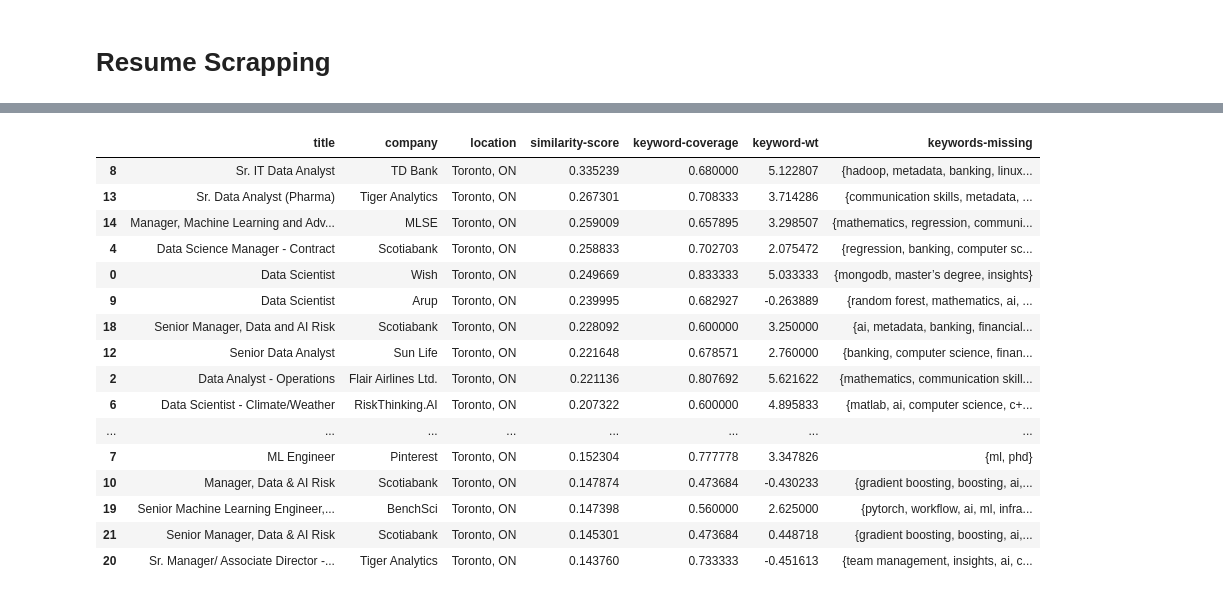
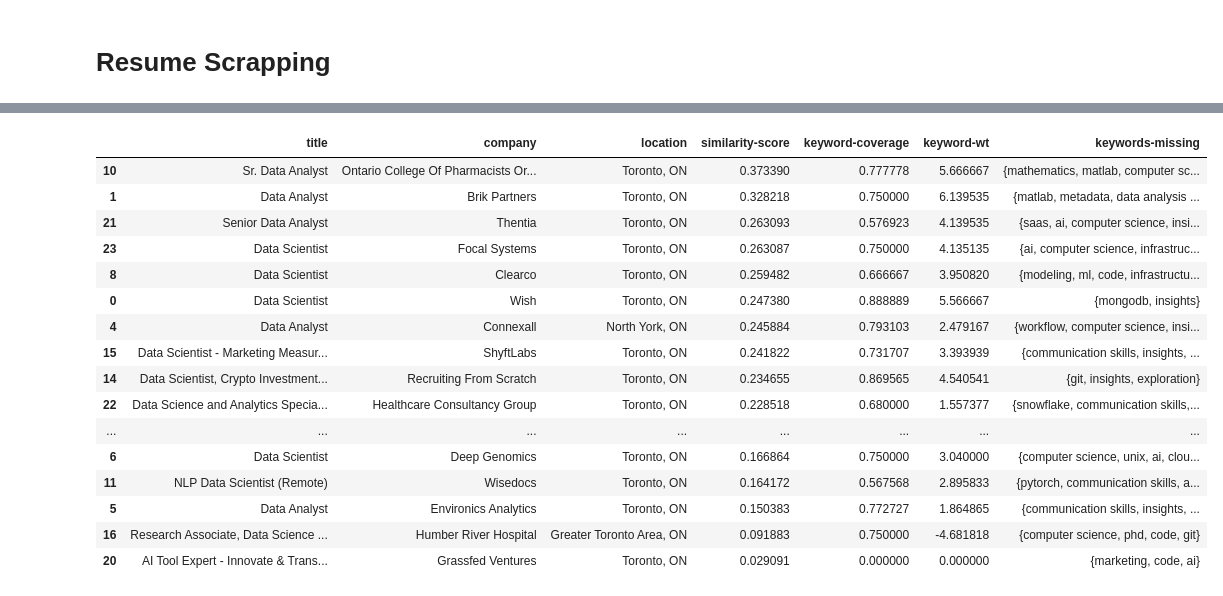
Before and after one commit to kconstable/resume-matching-to-job-rss-feed, a Jupyter notebook: feed_scrapper.ipynb, the cells around one changed output, grey strips where cells are left out. Cells and saved outputs as stored; diff of their text form; code cells hidden in the pictures.

Commit message:
resume scaper
+ added text file support
+ investigating pagination in job feed

```diff
--- a/feed_scrapper.ipynb
+++ b/feed_scrapper.ipynb
@@ -20,5 +47,6 @@ def get_job_links(url_search,url_base):
     # return a list of job-links
     job_links = []
     for job in jobs:
-        job_links.append(f"{url_base}{job.get('href')}")
+        link = f"{url_base}{job.get('href')}"
+        job_links.append(link)
     return job_links
@@ -59,6 +112,7 @@ def get_job_details(urls):
 # %%
 
 url_search = 'https://www.workopolis.com/jobsearch/find-jobs?l=Toronto%2C%20ON&ak=data%20science%20-intern&t=7&sr=10&s=r&job=zD_1ItN-5JXVPUCwXgZvg_joKB7qyQNp5ttncJBtECQ1FoqVIwMR8znJuj3fF7lK'
+url_search = 'https://www.workopolis.com/jobsearch/find-jobs?ak=data%20science%20-intern%20-co-op&l=Toronto,%20ON&sr=15&t=-1&jt=fulltime&job=yIS2ImDBq4vHKMdNQREsuoJsHwkenk-JmN4tv3z4ltkgfzHOH7-k1tjdI-bnlXM2'
 url_base  ='https://www.workopolis.com'
 
 job_links = get_job_links(url_search, url_base)
@@ -144,6 +198,8 @@ def get_resume_text(path,print_text=True):
             text += content
     elif file_ext=='.docx':
         text = docx2txt.process(file)
+    elif file_ext=='.txt':
+        text = str(file.read())
 
     if print_text:
         print(text)
@@ -601,0 +668,6 @@ def plot_similarity_scores(df_similarities):
+# %%
+# get resume
+r  = get_resume_text('data/resume.docx',True)  # original
+r1 = get_resume_text('data/resume_2023.docx',True) # best
+r2 = get_resume_text('data/resume_2023.pdf',True) # bad
+r3 = get_resume_text('data/resume2023.txt',True)  # no better
@@ -602,26 +693,22 @@ def plot_similarity_scores(df_similarities):
 # %%
-# get resume
-r = get_resume_text('data/resume.docx',False)
-# cl = get_resume_text('data/cover-letter.docx',True)
-
 # calc similarities with each job
 df_r = calc_similarities(r,job_details,'data/terms.csv')
 df_r
 # %% [output]
 |  | title | company | location | similarity-score | keyword-coverage | keyword-wt | keywords-missing |
-| 8 | Sr. IT Data Analyst | TD Bank | Toronto, ON | 0.335239 | 0.680000 | 5.122807 | {hadoop, metadata, banking, linux... |
-| 13 | Sr. Data Analyst (Pharma) | Tiger Analytics | Toronto, ON | 0.267301 | 0.708333 | 3.714286 | {communication skills, metadata, ... |
-| 14 | Manager, Machine Learning and Adv... | MLSE | Toronto, ON | 0.259009 | 0.657895 | 3.298507 | {mathematics, regression, communi... |
-| 4 | Data Science Manager - Contract | Scotiabank | Toronto, ON | 0.258833 | 0.702703 | 2.075472 | {regression, banking, computer sc... |
-| 0 | Data Scientist | Wish | Toronto, ON | 0.249669 | 0.833333 | 5.033333 | {mongodb, master’s degree, insights} |
-| 9 | Data Scientist | Arup | Toronto, ON | 0.239995 | 0.682927 | -0.263889 | {random forest, mathematics, ai, ... |
-| 18 | Senior Manager, Data and AI Risk | Scotiabank | Toronto, ON | 0.228092 | 0.600000 | 3.250000 | {ai, metadata, banking, financial... |
-| 12 | Senior Data Analyst | Sun Life | Toronto, ON | 0.221648 | 0.678571 | 2.760000 | {banking, computer science, finan... |
-| 2 | Data Analyst - Operations | Flair Airlines Ltd. | Toronto, ON | 0.221136 | 0.807692 | 5.621622 | {mathematics, communication skill... |
-| 6 | Data Scientist - Climate/Weather | RiskThinking.AI | Toronto, ON | 0.207322 | 0.600000 | 4.895833 | {matlab, ai, computer science, c+... |
+| 10 | Sr. Data Analyst | Ontario College Of Pharmacists Or... | Toronto, ON | 0.373390 | 0.777778 | 5.666667 | {mathematics, matlab, computer sc... |
+| 1 | Data Analyst | Brik Partners | Toronto, ON | 0.328218 | 0.750000 | 6.139535 | {matlab, metadata, data analysis ... |
+| 21 | Senior Data Analyst | Thentia | Toronto, ON | 0.263093 | 0.576923 | 4.139535 | {saas, ai, computer science, insi... |
+| 23 | Data Scientist | Focal Systems | Toronto, ON | 0.263087 | 0.750000 | 4.135135 | {ai, computer science, infrastruc... |
+| 8 | Data Scientist | Clearco | Toronto, ON | 0.259482 | 0.666667 | 3.950820 | {modeling, ml, code, infrastructu... |
+| 0 | Data Scientist | Wish | Toronto, ON | 0.247380 | 0.888889 | 5.566667 | {mongodb, insights} |
+| 4 | Data Analyst | Connexall | North York, ON | 0.245884 | 0.793103 | 2.479167 | {workflow, computer science, insi... |
+| 15 | Data Scientist - Marketing Measur... | ShyftLabs | Toronto, ON | 0.241822 | 0.731707 | 3.393939 | {communication skills, insights, ... |
+| 14 | Data Scientist, Crypto Investment... | Recruiting From Scratch | Toronto, ON | 0.234655 | 0.869565 | 4.540541 | {git, insights, exploration} |
+| 22 | Data Science and Analytics Specia... | Healthcare Consultancy Group | Toronto, ON | 0.228518 | 0.680000 | 1.557377 | {snowflake, communication skills,... |
 | ... | ... | ... | ... | ... | ... | ... | ... |
-| 7 | ML Engineer | Pinterest | Toronto, ON | 0.152304 | 0.777778 | 3.347826 | {ml, phd} |
-| 10 | Manager, Data & AI Risk | Scotiabank | Toronto, ON | 0.147874 | 0.473684 | -0.430233 | {gradient boosting, boosting, ai,... |
-| 19 | Senior Machine Learning Engineer,... | BenchSci | Toronto, ON | 0.147398 | 0.560000 | 2.625000 | {pytorch, workflow, ai, ml, infra... |
-| 21 | Senior Manager, Data & AI Risk | Scotiabank | Toronto, ON | 0.145301 | 0.473684 | 0.448718 | {gradient boosting, boosting, ai,... |
-| 20 | Sr. Manager/ Associate Director -... | Tiger Analytics | Toronto, ON | 0.143760 | 0.733333 | -0.451613 | {team management, insights, ai, c... |
+| 6 | Data Scientist | Deep Genomics | Toronto, ON | 0.166864 | 0.750000 | 3.040000 | {computer science, unix, ai, clou... |
+| 11 | NLP Data Scientist (Remote) | Wisedocs | Toronto, ON | 0.164172 | 0.567568 | 2.895833 | {pytorch, communication skills, a... |
+| 5 | Data Analyst | Environics Analytics | Toronto, ON | 0.150383 | 0.772727 | 1.864865 | {communication skills, insights, ... |
+| 16 | Research Associate, Data Science ... | Humber River Hospital | Greater Toronto Area, ON | 0.091883 | 0.750000 | -4.681818 | {computer science, phd, code, git} |
+| 20 | AI Tool Expert - Innovate & Trans... | Grassfed Ventures | Toronto, ON | 0.029091 | 0.000000 | 0.000000 | {marketing, code, ai} |
```
Also changed, not shown: parts of 40 cells of this notebook.
